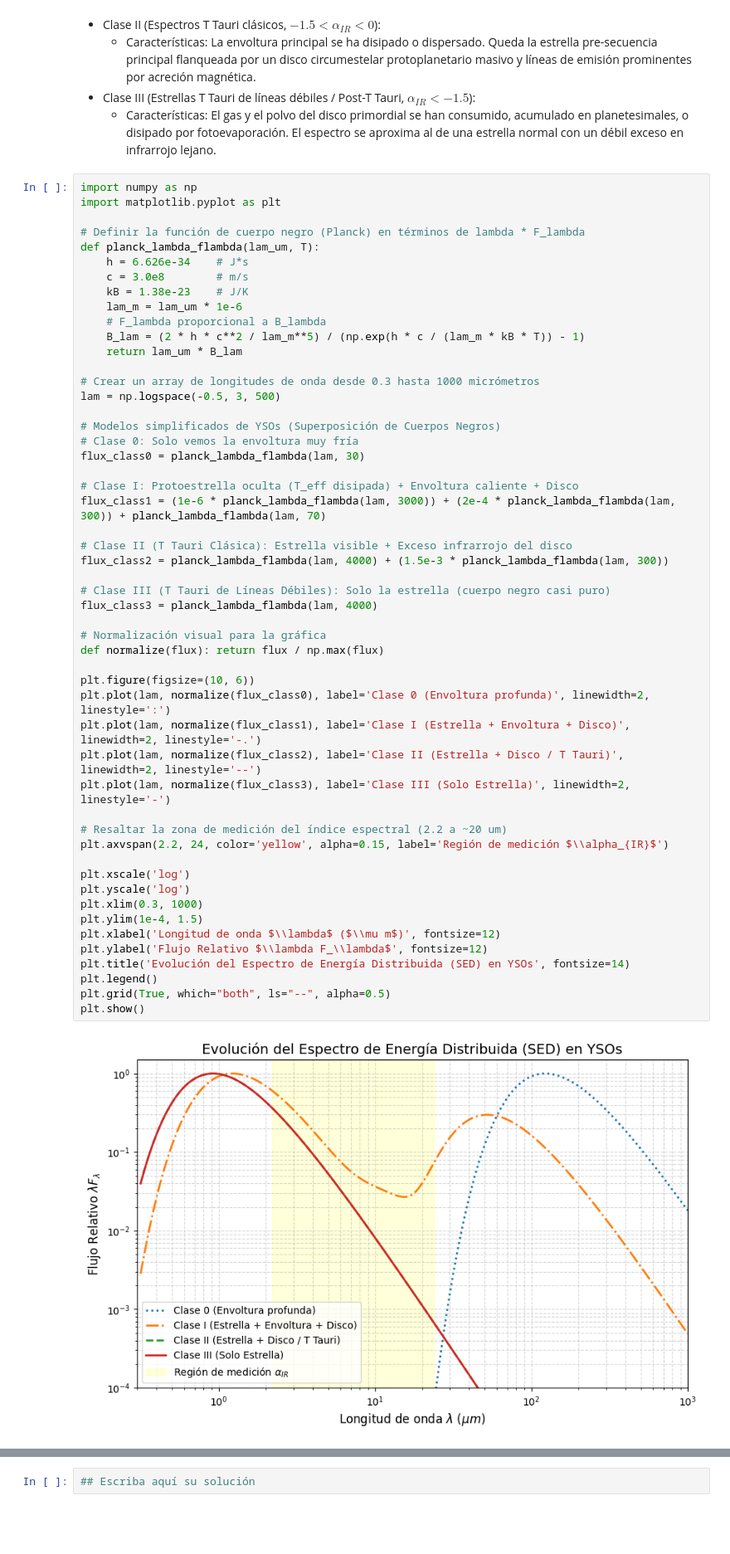
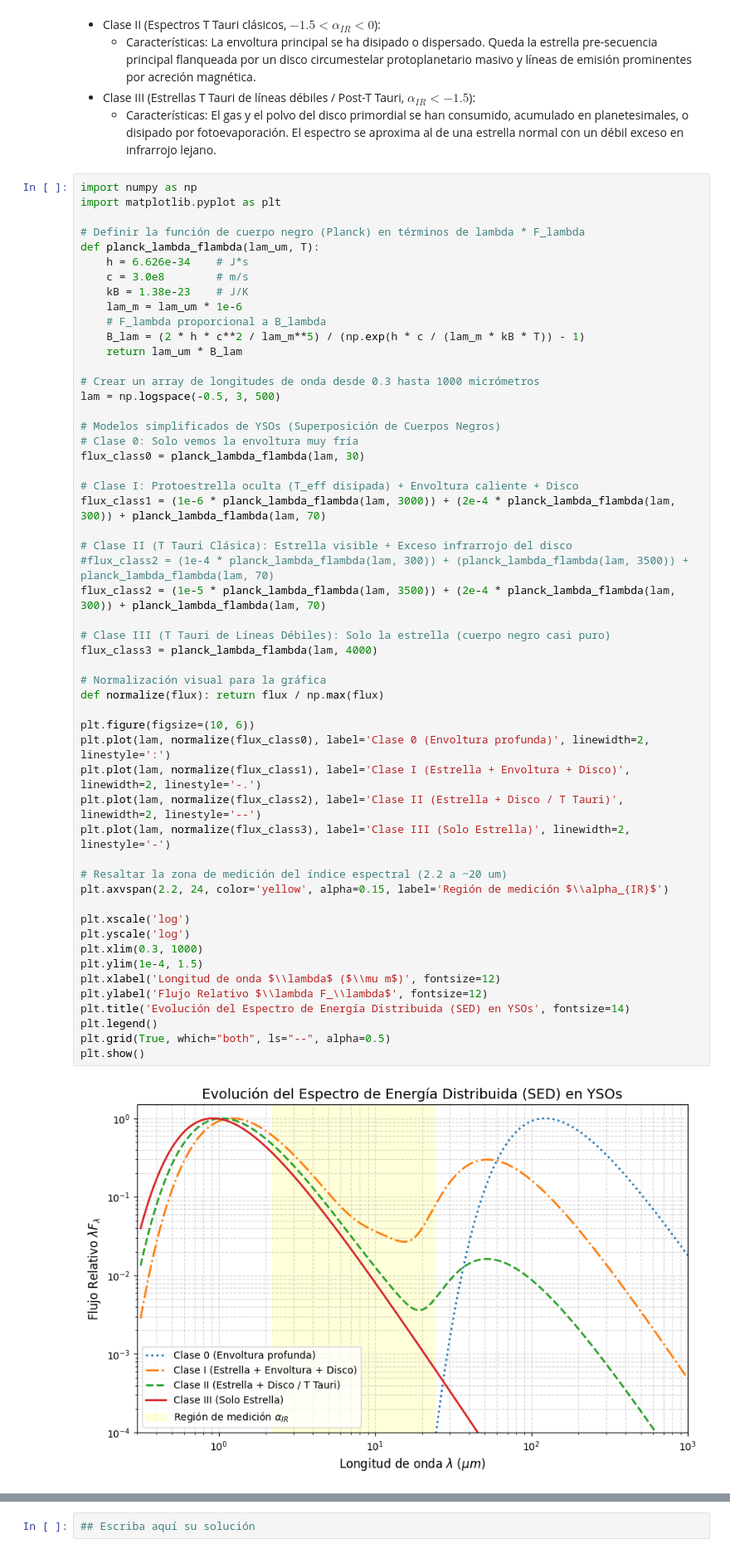
Before and after one commit to esilvavilla/TopicosAvanzadosCumulos, a Jupyter notebook: Clase_02_ColapsoFormacion.ipynb, the cells around one changed output, grey strips where cells are left out. Shown at 83% size. Saved outputs shown, nothing was run; the diff lists cells and outputs as text; blank space fills up the shorter version.

```diff
--- a/Clase_02_ColapsoFormacion.ipynb
+++ b/Clase_02_ColapsoFormacion.ipynb
@@ -289,35 +289,36 @@ flux_class0 = planck_lambda_flambda(lam, 30)
 flux_class1 = (1e-6 * planck_lambda_flambda(lam, 3000)) + (2e-4 * planck_lambda_flambda(lam, 300)) + planck_lambda_flambda(lam, 70)
 
 # Clase II (T Tauri Clásica): Estrella visible + Exceso infrarrojo del disco
-flux_class2 = planck_lambda_flambda(lam, 4000) + (1.5e-3 * planck_lambda_flambda(lam, 300))
+#flux_class2 = (1e-4 * planck_lambda_flambda(lam, 300)) + (planck_lambda_flambda(lam, 3500)) + planck_lambda_flambda(lam, 70)
+flux_class2 = (1e-5 * planck_lambda_flambda(lam, 3500)) + (2e-4 * planck_lambda_flambda(lam, 300)) + planck_lambda_flambda(lam, 70)
 
 # Clase III (T Tauri de Líneas Débiles): Solo la estrella (cuerpo negro casi puro)
 flux_class3 = planck_lambda_flambda(lam, 4000)
 
 # Normalización visual para la gráfica
 def normalize(flux): return flux / np.max(flux)
 
 plt.figure(figsize=(10, 6))
 plt.plot(lam, normalize(flux_class0), label='Clase 0 (Envoltura profunda)', linewidth=2, linestyle=':')
 plt.plot(lam, normalize(flux_class1), label='Clase I (Estrella + Envoltura + Disco)', linewidth=2, linestyle='-.')
 plt.plot(lam, normalize(flux_class2), label='Clase II (Estrella + Disco / T Tauri)', linewidth=2, linestyle='--')
 plt.plot(lam, normalize(flux_class3), label='Clase III (Solo Estrella)', linewidth=2, linestyle='-')
 
 # Resaltar la zona de medición del índice espectral (2.2 a ~20 um)
 plt.axvspan(2.2, 24, color='yellow', alpha=0.15, label='Región de medición $\\alpha_{IR}$')
 
 plt.xscale('log')
 plt.yscale('log')
 plt.xlim(0.3, 1000)
 plt.ylim(1e-4, 1.5)
 plt.xlabel('Longitud de onda $\\lambda$ ($\\mu m$)', fontsize=12)
 plt.ylabel('Flujo Relativo $\\lambda F_\\lambda$', fontsize=12)
 plt.title('Evolución del Espectro de Energía Distribuida (SED) en YSOs', fontsize=14)
 plt.legend()
 plt.grid(True, which="both", ls="--", alpha=0.5)
 plt.show()
 # %% [output]
-[figure, old version]
+[figure, new version]
 # %% [markdown]
 ## 4. Evolución en la Pre-Secuencia Principal (PMS).
 
```
Also changed, not shown: 14 other files.
